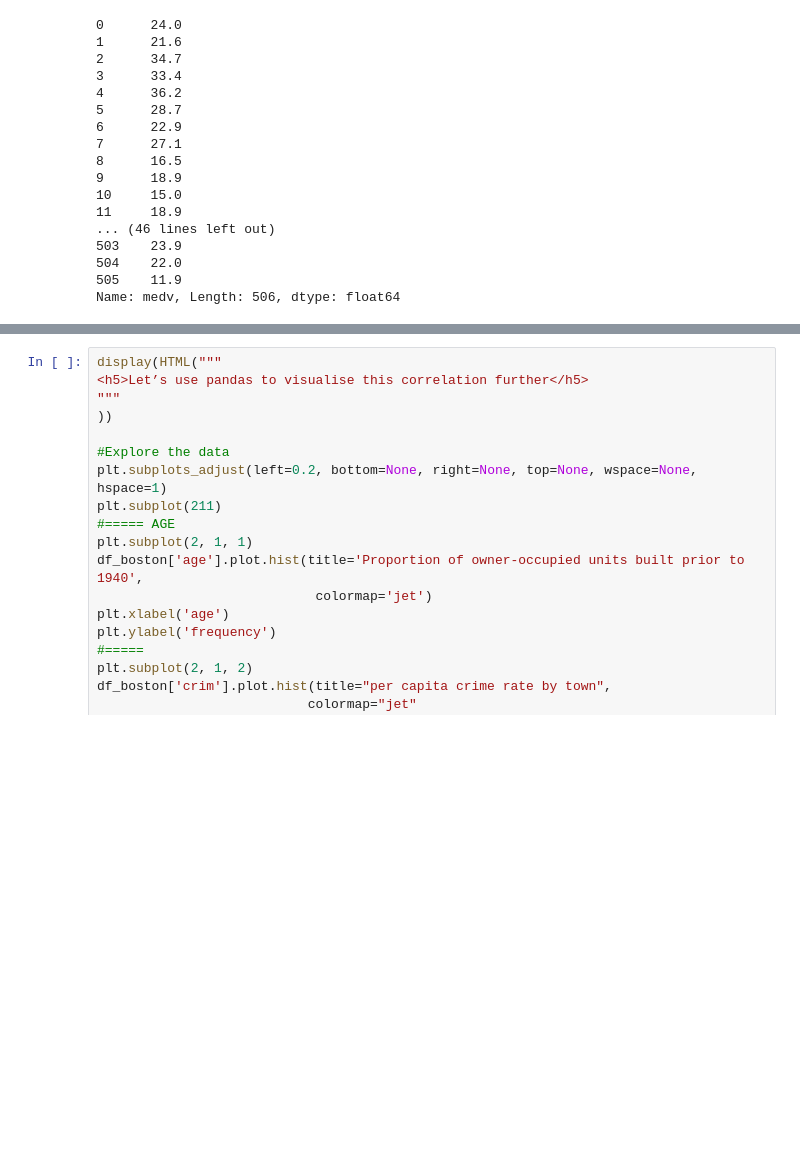
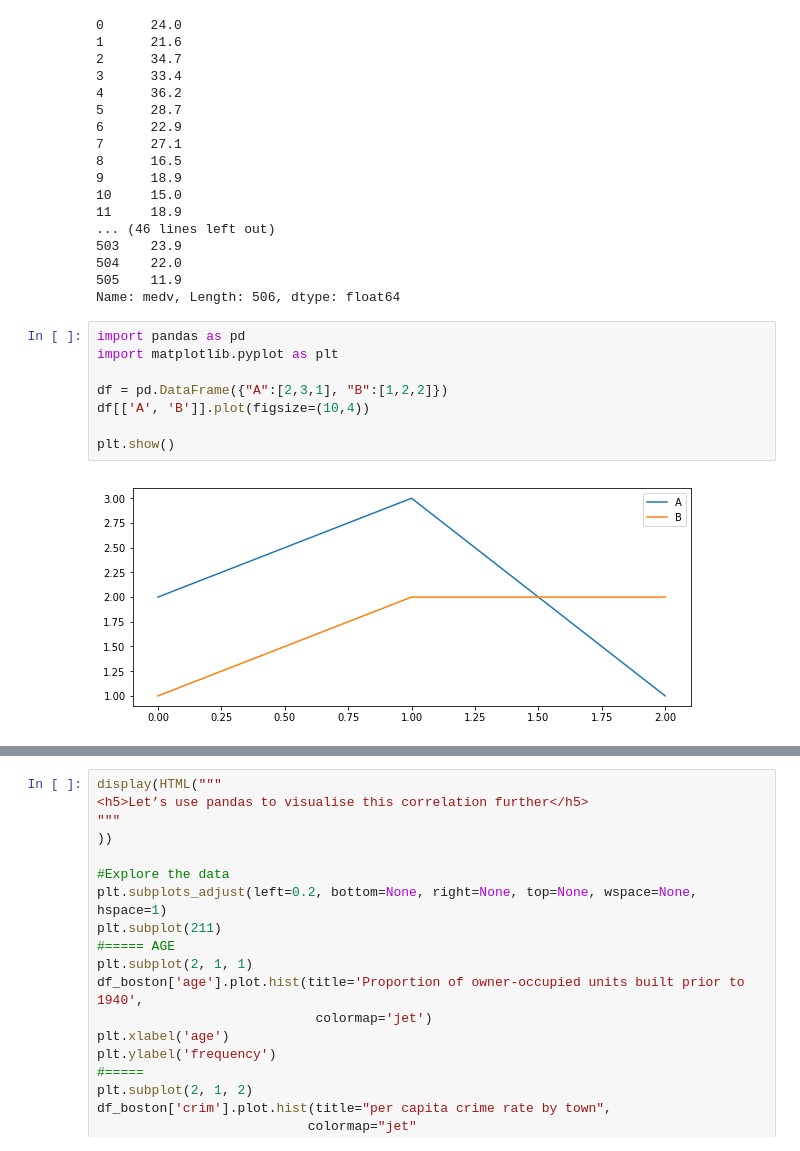
Before and after one commit to gwillig/bosten_housing, a Jupyter notebook: bosten_housing_prices.ipynb, the cells around one changed output, grey strips where cells are left out. Drawn from its saved outputs; the diff is of its cells as text; blank space fills up the shorter version.

```diff
--- a/bosten_housing_prices.ipynb
+++ b/bosten_housing_prices.ipynb
@@ -371,6 +371,16 @@ y
 504    22.0
 505    11.9
 Name: medv, Length: 506, dtype: float64
+# %%
+import pandas as pd
+import matplotlib.pyplot as plt
+
+df = pd.DataFrame({"A":[2,3,1], "B":[1,2,2]})
+df[['A', 'B']].plot(figsize=(10,4))
+
+plt.show()
+# %% [output]
+[figure, added]
 # %%
 display(HTML(
 """
```
Also changed, not shown: parts of 1 cell of this notebook.
